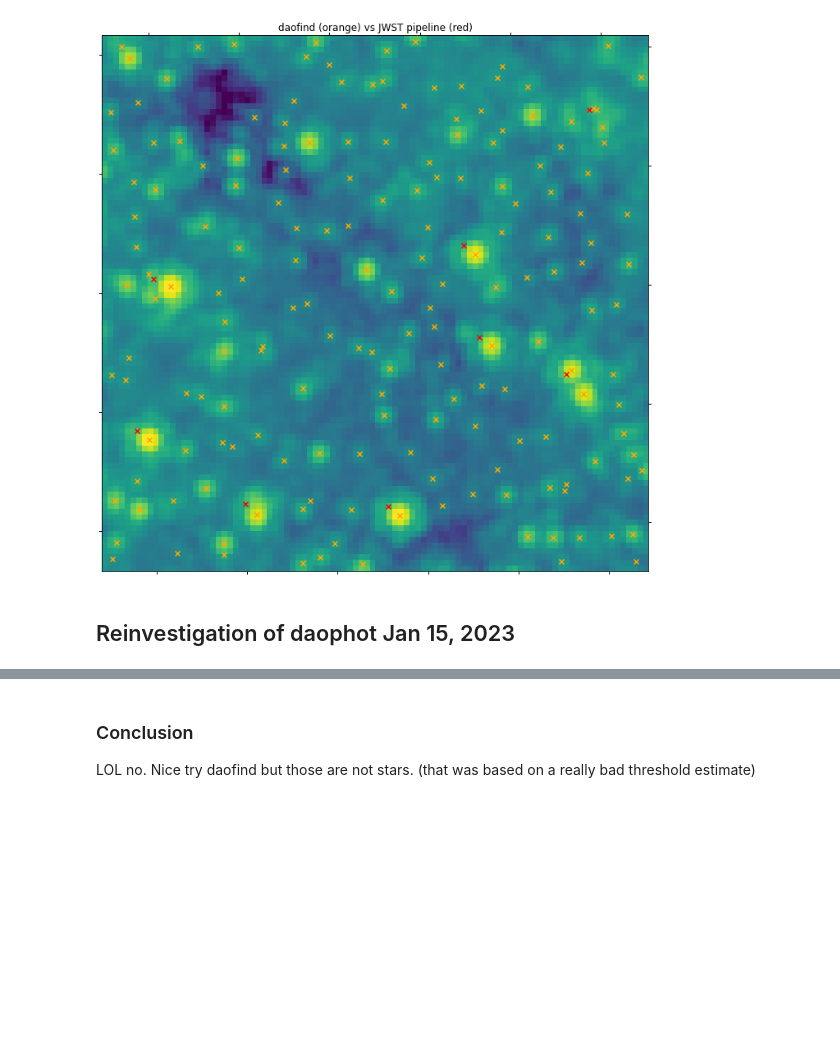
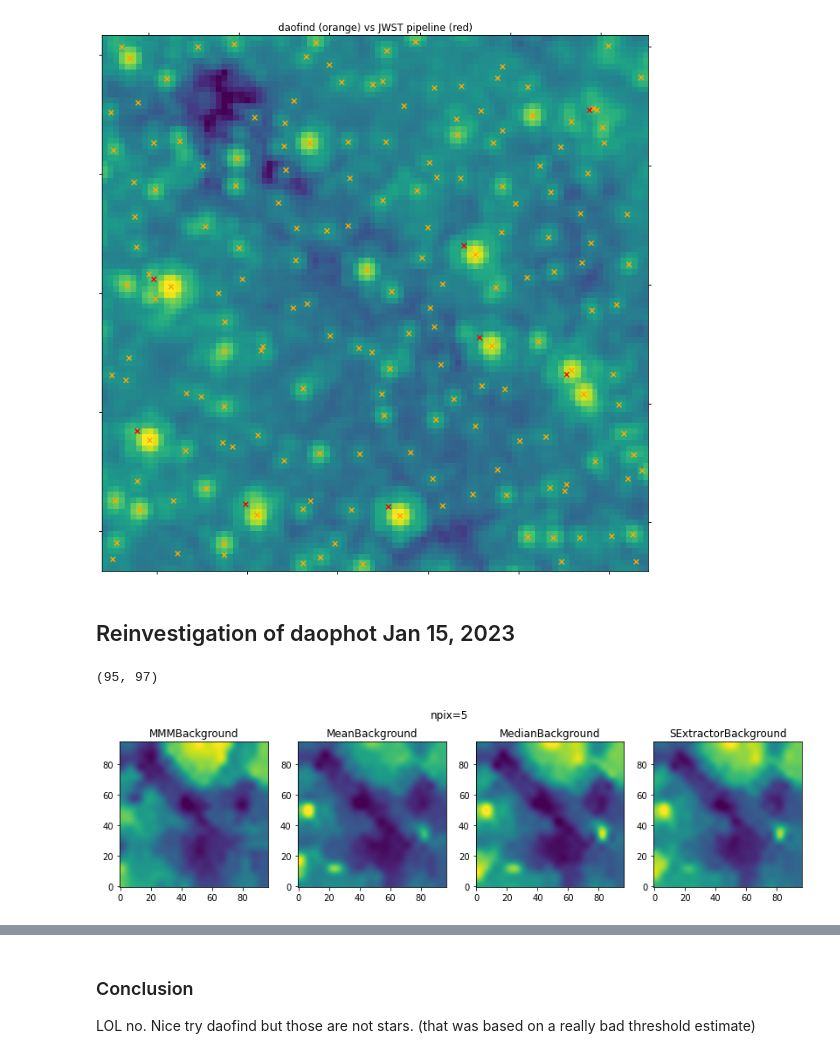
Before and after one commit to keflavich/brick-jwst-2221, a Jupyter notebook: notebooks/PhotometryOnACutout.ipynb, the cells around one changed output, grey strips where cells are left out. Cells and saved outputs as stored; diff of their text form; code cells hidden in the pictures; blank space fills up the shorter version.

```diff
--- a/notebooks/PhotometryOnACutout.ipynb
+++ b/notebooks/PhotometryOnACutout.ipynb
@@ -279,3 +279,7 @@ Text(0.5, 1.0, 'daofind (orange) vs JWST pipeline (red)')
 [figure]
 # %% [markdown]
 ## Reinvestigation of daophot Jan 15, 2023
+# %%
+cutout.shape
+# %% [output]
+(95, 97)
@@ -281,0 +288,11 @@ Text(0.5, 1.0, 'daofind (orange) vs JWST pipeline (red)')
+# %%
+# compare background estimators
+pl.figure(figsize=(14,3.5))
+for ii, bkg in enumerate((background.MMMBackground, background.MeanBackground, background.MedianBackground, background.SExtractorBackground)):
+    ax = pl.subplot(1, 4, ii+1)
+    bkg_est = Background2D(cutout, 5, bkg_estimator=bkg())
+    ax.imshow(bkg_est.background)
+    ax.set_title(str(bkg).split("'")[1].split(".")[-1])
+pl.suptitle("npix=5");
+# %% [output]
+[figure, added]
```
Also changed, not shown: parts of 9 cells of this notebook, 2 other files.
